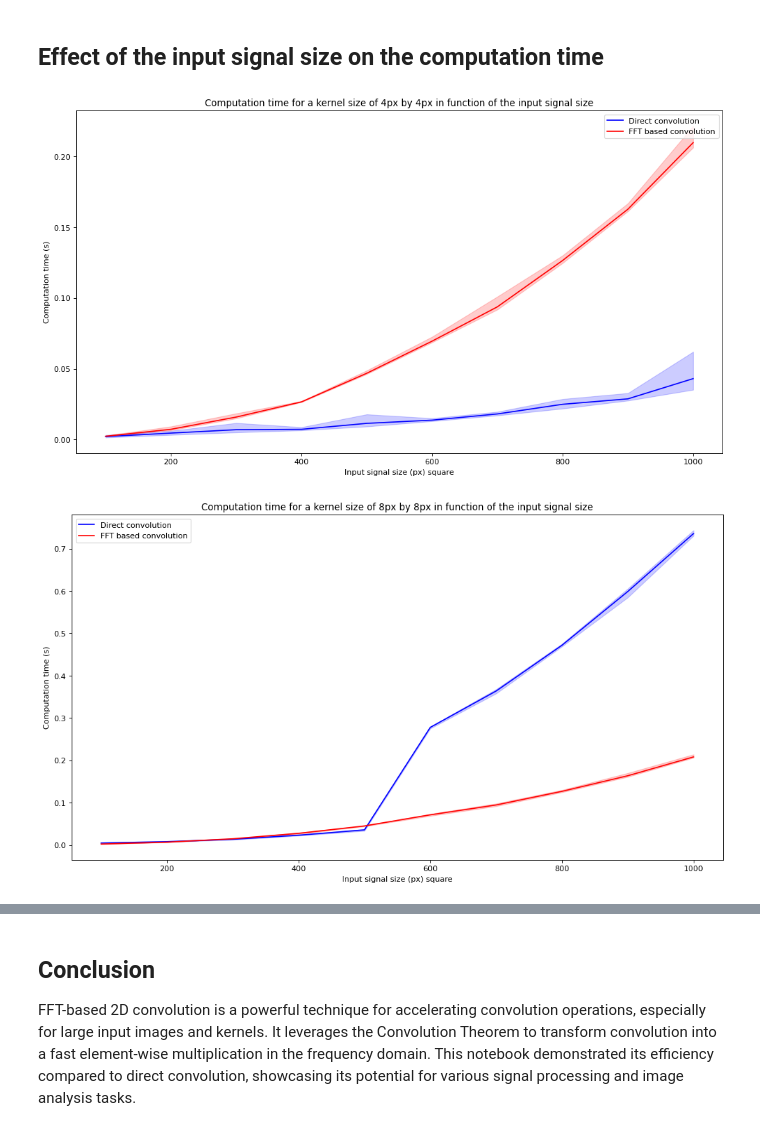
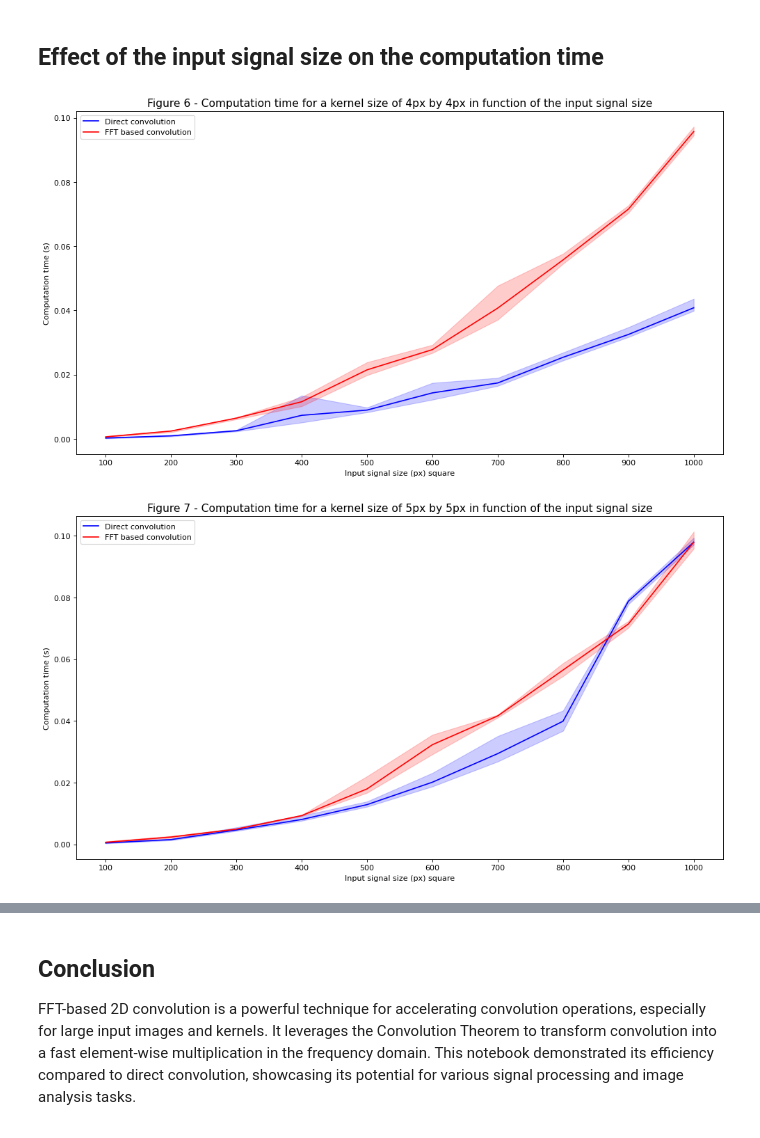
Before and after one commit to RECHE23/Accelerating-a-discrete-2d-convolution-using-FFT, a Jupyter notebook: Accelerating a discrete 2d convolution using FFT.ipynb, the cells around one changed output, grey strips where cells are left out. Drawn from its saved outputs; the diff is of its cells as text; code cells hidden in the pictures.

```diff
--- a/Accelerating a discrete 2d convolution using FFT.ipynb
+++ b/Accelerating a discrete 2d convolution using FFT.ipynb
@@ -181,61 +146,15 @@ As we can see, the computation time for the FFT based convolution seems almost c
 # %% [markdown]
 ## Effect of the input signal size on the computation time
 # %%
-X, Y = np.mgrid[-1:1:4j, -1:1:4j]
-g = np.exp(-X ** 2 * 2 - Y ** 2 * 2) ** 2
-
-start, end, step = 100, 1001, 100
-N, R = 5, 5
-
-result = np.empty(((end-start)//step+1, 3, N))
-for i, s in enumerate(range(start, end, step)):
-    f = np.random.rand(s, s)
-    f[f < .999] = 0
-    result[i, 0] = s
-    result[i, 1] = timeit.repeat(lambda: direct_2d_convolution(f, g, stride=(1, 1)), number=N, repeat=R)
-    result[i, 2] = timeit.repeat(lambda: fft_based_2d_convolution(f, g, stride=(1, 1)), number=N, repeat=R)
-
-plt.figure(6, figsize=(15, 8), dpi=80)
-plt.clf()
-plt.plot(result[:, 0, 0], np.mean(result[:, 1], axis=-1), color='b', label='Direct convolution')
-plt.fill_between(result[:, 0, 0], np.min(result[:, 1], axis=-1), np.max(result[:, 1], axis=-1), alpha=0.2,
-                 edgecolor='b', facecolor='b', linewidth=1, antialiased=True)
-plt.plot(result[:, 0, 0], np.mean(result[:, 2], axis=-1), color='r', label='FFT based convolution')
-plt.fill_between(result[:, 0, 0], np.min(result[:, 2], axis=-1), np.max(result[:, 2], axis=-1), alpha=0.2,
-                 edgecolor='r', facecolor='r', linewidth=1, antialiased=True)
-plt.title('Computation time for a kernel size of 4px by 4px in function of the input signal size')
-plt.ylabel('Computation time (s)')
-plt.xlabel('Input signal size (px) square')
-plt.legend();
+kernel_dim = 4
+input_range = 100, 1000, 100 # (Min input size, Max input size, step)
+plot_computation_time_by_input_size(input_range, direct_2d_convolution, fft_based_2d_convolution, number=7, repeat=5, kernel_size=(kernel_dim, kernel_dim))
 # %% [output]
-[figure, old version]
+[figure, new version]
 # %%
-X, Y = np.mgrid[-1:1:8j, -1:1:8j]
-g = np.exp(-X ** 2 * 2 - Y ** 2 * 2) ** 2
-
-start, end, step = 100, 1001, 100
-N, R = 5, 5
-
-result = np.empty(((end-start)//step+1, 3, N))
-for i, s in enumerate(range(start, end, step)):
-    f = np.random.rand(s, s)
-    f[f < .999] = 0
-    result[i, 0] = s
-    result[i, 1] = timeit.repeat(lambda: direct_2d_convolution(f, g, stride=(1, 1)), number=N, repeat=R)
-    result[i, 2] = timeit.repeat(lambda: fft_based_2d_convolution(f, g, stride=(1, 1)), number=N, repeat=R)
-
-plt.figure(7, figsize=(15, 8), dpi=80)
-plt.clf()
-plt.plot(result[:, 0, 0], np.mean(result[:, 1], axis=-1), color='b', label='Direct convolution')
-plt.fill_between(result[:, 0, 0], np.min(result[:, 1], axis=-1), np.max(result[:, 1], axis=-1), alpha=0.2,
-                 edgecolor='b', facecolor='b', linewidth=1, antialiased=True)
-plt.plot(result[:, 0, 0], np.mean(result[:, 2], axis=-1), color='r', label='FFT based convolution')
-plt.fill_between(result[:, 0, 0], np.min(result[:, 2], axis=-1), np.max(result[:, 2], axis=-1), alpha=0.2,
-                 edgecolor='r', facecolor='r', linewidth=1, antialiased=True)
-plt.title('Computation time for a kernel size of 8px by 8px in function of the input signal size')
-plt.ylabel('Computation time (s)')
-plt.xlabel('Input signal size (px) square')
-plt.legend();
+kernel_dim = 5
+input_range = 100, 1000, 100 # (Min input size, Max input size, step)
+plot_computation_time_by_input_size(input_range, direct_2d_convolution, fft_based_2d_convolution, number=7, repeat=5, kernel_size=(kernel_dim, kernel_dim))
 # %% [output]
-[figure, old version]
+[figure, new version]
 # %%
```
Also changed, not shown: parts of 12 cells of this notebook, 1 other file.
